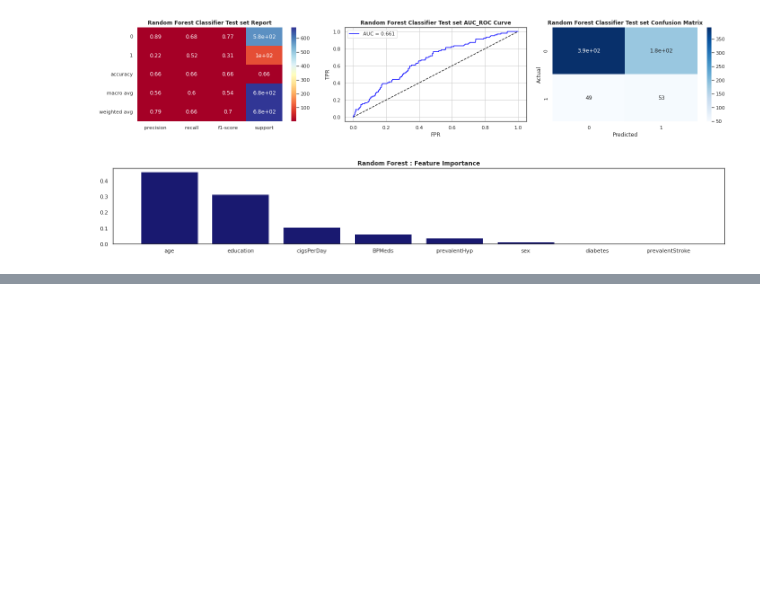
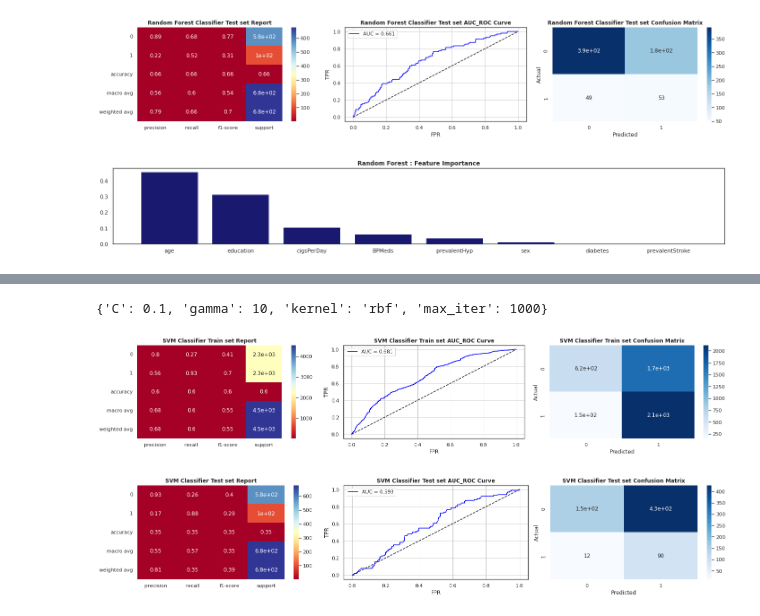
Before and after one commit to Amit-Singh-Rajput/Cardiovascular-Risk-Prediction, a Jupyter notebook: Cardiovascular_Risk_Prediction_Solution.ipynb, the cells around one changed output, grey strips where cells are left out. Drawn from its saved outputs; the diff is of its cells as text; code cells hidden in the pictures; blank space fills up the shorter version.

```diff
--- a/Cardiovascular_Risk_Prediction_Solution.ipynb
+++ b/Cardiovascular_Risk_Prediction_Solution.ipynb
@@ -1128,0 +1220,24 @@ plt.show()
+# %%
+#SVM model
+svm = SVC(probability = True, random_state = 4)
+
+#Hyperparameter grid
+grid4 = {'kernel' : ['linear', 'rbf', 'poly', 'sigmoid'],
+         'C' : [0.01,0.1,1,10,100],
+         'gamma' : [0.001,0.01,0.1,1,10],
+         'max_iter' : [1000]
+         }
+
+#Defining Scoring
+scoring = make_scorer(f1_score, pos_label = 1)
+
+#Gridsearch to find best parameters
+svmg = GridSearchCV(svm, param_grid = grid4, cv = 5, scoring = scoring )
+
+#Training the classifier
+svmg.fit(X_st_scale, y_smotetomek)
+
+#Creating the best parameters after applying gridsearch
+svmg.best_params_
+# %% [output]
+{'C': 0.1, 'gamma': 10, 'kernel': 'rbf', 'max_iter': 1000}
@@ -1128,0 +1265,40 @@ plt.show()
+# %%
+#Plotting the Evaluation Metrics for Support Vector Machine model
+for x , y_act, title in ((X_st_scale, y_smotetomek, 'SVM Classifier Train set'), (X_test_scale, y_test, 'SVM Classifier Test set')) :
+
+#Predicting the target variable for both train and test set
+    pred = svmg.predict(x)
+    pred_proba = svmg.predict_proba(x)[:,1]
+    report = pd.DataFrame(classification_report(y_pred=pred, y_true=y_act, output_dict=True))
+    fpr, tpr, thresholds = roc_curve(y_act, pred_proba)
+
+#Classification report for both train and test set of data
+    plt.figure(figsize=(20,4))
+    plt.subplot(1,3,1)
+    sns.heatmap(report.T, annot=True, cmap = 'RdYlBu')
+    plt.title(f'{title} Report', weight = 'bold')
+
+#AUC_ROC Curve for both train and test set of data
+    plt.subplot(1,3,2)
+    sns.set_style ('white')
+    plt.grid()
+    plt.plot([0,1],[0,1],'k--')
+    plt.plot(fpr,tpr,label=f'AUC = {np.round(np.trapz(tpr,fpr),3)}', color = 'blue')
+    plt.legend(loc = 'upper left')
+    plt.title(f'{title} AUC_ROC Curve', weight = 'bold')
+    plt.xlabel('FPR')
+    plt.ylabel('TPR')
+
+#Confusion Matrix for both train and test set of data
+    plt.subplot(1,3,3)
+    sns.heatmap(confusion_matrix(y_true=y_act, y_pred= pred), annot=True, cmap = 'Blues')
+    plt.title(f'{title} Confusion Matrix', weight = 'bold')
+    plt.xlabel('Predicted')
+    plt.ylabel('Actual')
+
+    plt.tight_layout()
+
+plt.show()
+# %% [output]
+[figure, added]
+[figure, added]
```
Also changed, not shown: parts of 30 cells of this notebook.
